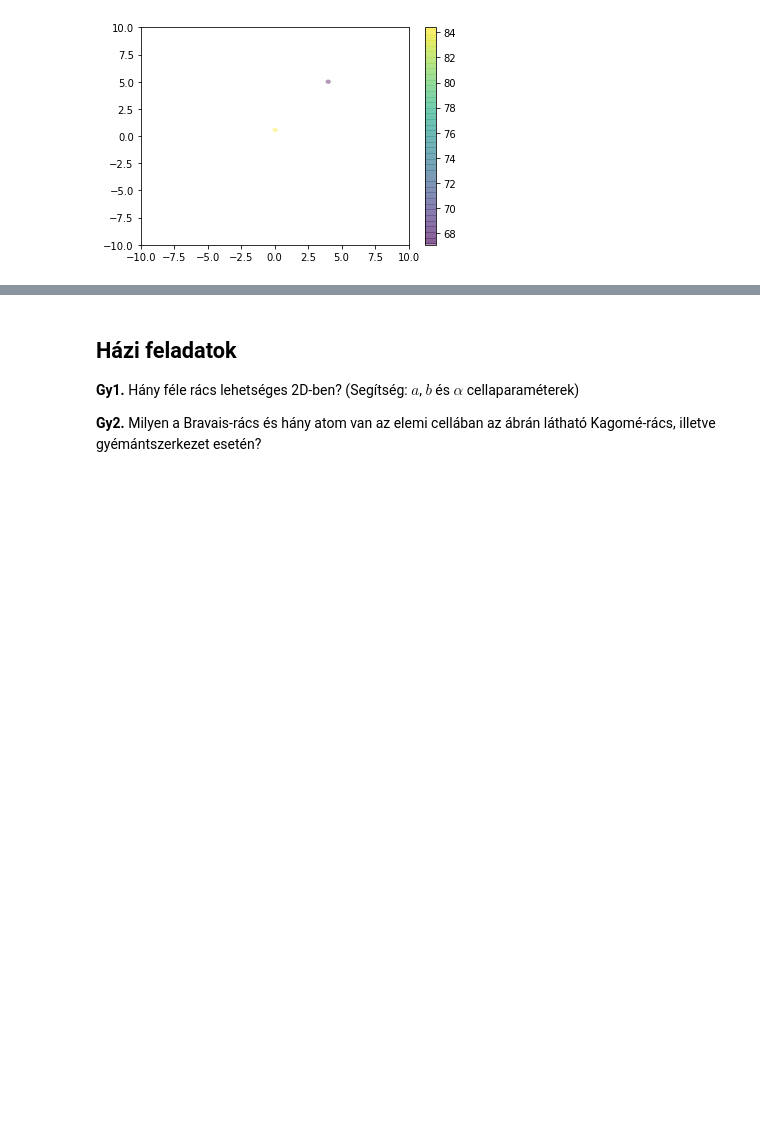
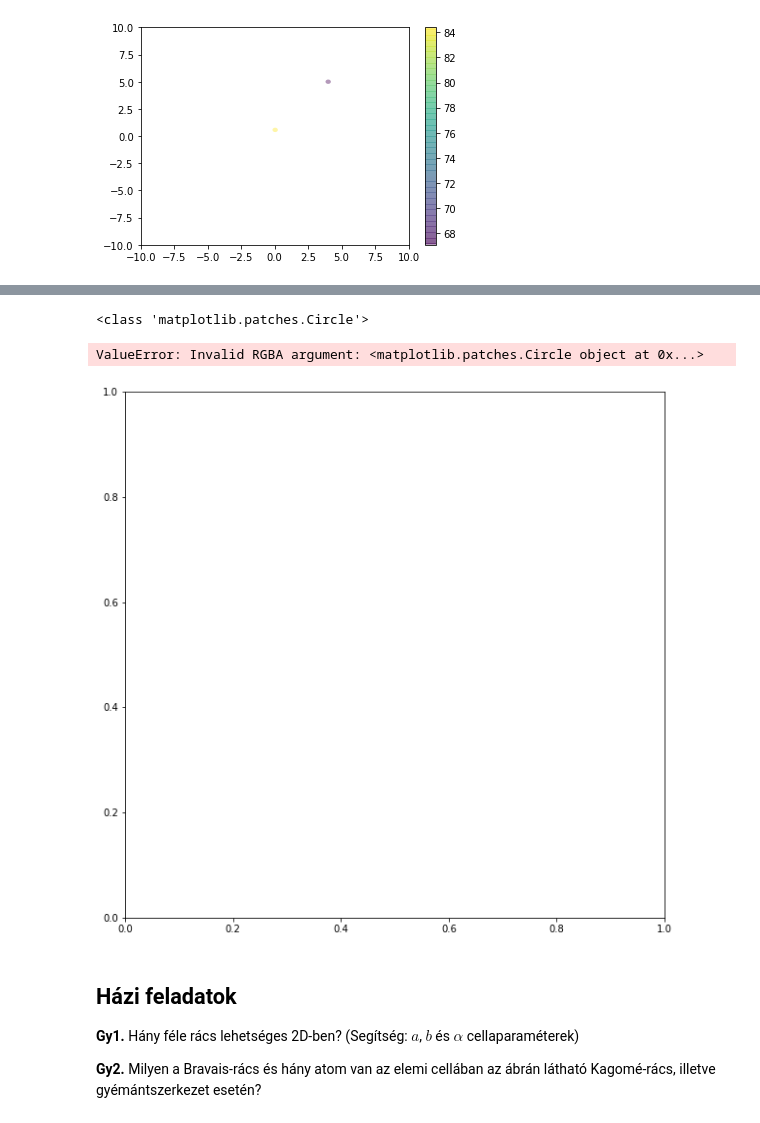
Before and after one commit to jegesm/Kondenzgyak, a Jupyter notebook: notebooks/2Gyakorlathoz.ipynb, the cells around one changed output, grey strips where cells are left out. Saved outputs shown, nothing was run; the diff lists cells and outputs as text; code cells hidden in the pictures; blank space fills up the shorter version.

```diff
--- a/notebooks/2Gyakorlathoz.ipynb
+++ b/notebooks/2Gyakorlathoz.ipynb
@@ -100,3 +104,29 @@ plt.show()
+# %%
+figsize(10,10)
+fig, ax = plt.subplots()
+
+
+N = 5
+xl, yl = meshgrid(linspace(0, N, N+1), linspace(0, N, N+1))
+patches = []
+for x, y in xl, yl):
+    circles = Circle((x, y), 1/2)
+    print(type(circles))
+    #colors = ones(len(circles))
+    #p = PatchCollection(circles, alpha=0.4)
+    p = Patch(circles, alpha=0.4)
+    #p.set_array(array(colors))
+    ax.add_collection(p)
+
+xlim(-1,N)
+ylim(-1,N)
+fig.colorbar(p, ax=ax)
+
+plt.show()
+# %% [output]
+<class 'matplotlib.patches.Circle'>
+ValueError: Invalid RGBA argument: <matplotlib.patches.Circle object at 0x...>
+[figure, added]
 # %% [markdown]
 ## Házi feladatok
 
```
Also changed, not shown: parts of 3 cells of this notebook, 1 other file.
